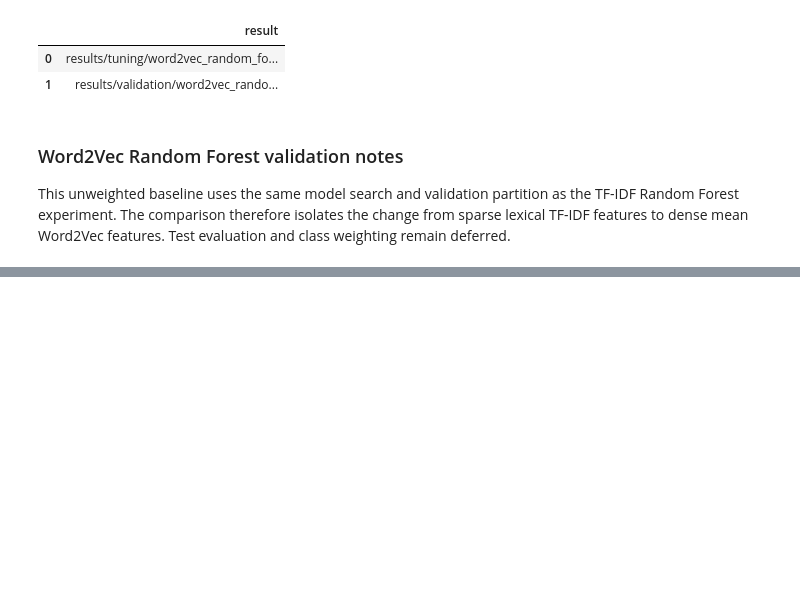
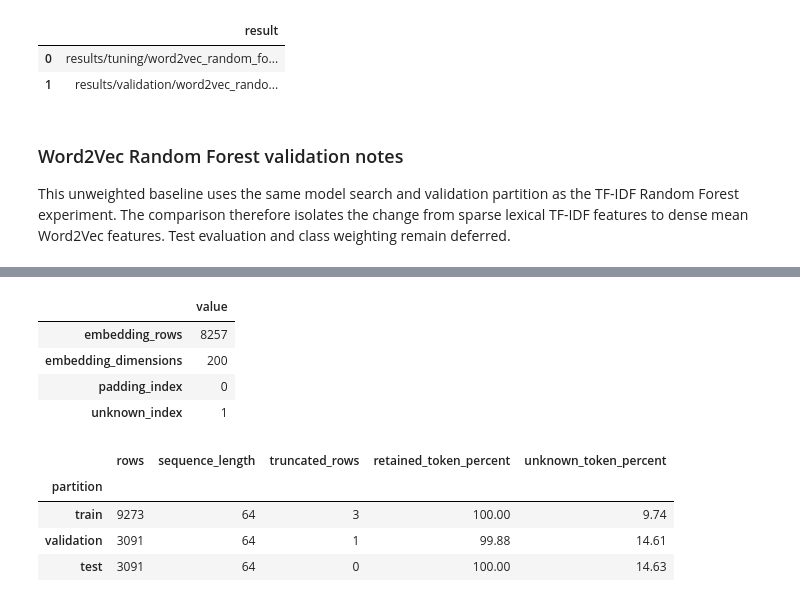
Before and after one commit to iAboud98/arabic-sentiment-analysis, a Jupyter notebook: notebooks/arabic_sentiment_analysis.ipynb, the cells around one changed output, grey strips where cells are left out. Saved outputs shown, nothing was run; the diff lists cells and outputs as text; code cells hidden in the pictures; blank space fills up the shorter version.

```diff
--- a/notebooks/arabic_sentiment_analysis.ipynb
+++ b/notebooks/arabic_sentiment_analysis.ipynb
@@ -2204,0 +2252,54 @@ This unweighted baseline uses the same model search and validation partition as
+# %%
+cnn_sequence_audit_rows = []
+for partition_name, tokenized_documents in WORD2VEC_TOKENIZED_PARTITIONS.items():
+    sequences = CNN_SEQUENCE_MATRICES[partition_name]
+    expected_shape = (len(tokenized_documents), CNN_MAX_SEQUENCE_LENGTH)
+    if sequences.shape != expected_shape or sequences.dtype != np.int64:
+        raise ValueError(f"Invalid CNN sequences for {partition_name}.")
+    if sequences.min() < 0 or sequences.max() >= len(CNN_EMBEDDING_WEIGHTS):
+        raise ValueError(f"Out-of-range CNN token index in {partition_name}.")
+
+    total_tokens = sum(len(tokens) for tokens in tokenized_documents)
+    retained_tokens = sum(
+        min(len(tokens), CNN_MAX_SEQUENCE_LENGTH) for tokens in tokenized_documents
+    )
+    unknown_tokens = int((sequences == CNN_UNKNOWN_INDEX).sum())
+    cnn_sequence_audit_rows.append(
+        {
+            "partition": partition_name,
+            "rows": len(sequences),
+            "sequence_length": CNN_MAX_SEQUENCE_LENGTH,
+            "truncated_rows": sum(
+                len(tokens) > CNN_MAX_SEQUENCE_LENGTH for tokens in tokenized_documents
+            ),
+            "retained_token_percent": 100 * retained_tokens / total_tokens,
+            "unknown_token_percent": 100 * unknown_tokens / retained_tokens,
+        }
+    )
+
+cnn_sequence_audit = pd.DataFrame(cnn_sequence_audit_rows).set_index("partition")
+cnn_embedding_summary = pd.Series(
+    {
+        "embedding_rows": len(CNN_EMBEDDING_WEIGHTS),
+        "embedding_dimensions": CNN_EMBEDDING_WEIGHTS.shape[1],
+        "padding_index": CNN_PADDING_INDEX,
+        "unknown_index": CNN_UNKNOWN_INDEX,
+    },
+    name="value",
+).to_frame()
+
+display(cnn_embedding_summary)
+display(
+    cnn_sequence_audit.round({"retained_token_percent": 2, "unknown_token_percent": 2})
+)
+# %% [output]
+|  | value |
+| embedding_rows | 8257 |
+| embedding_dimensions | 200 |
+| padding_index | 0 |
+| unknown_index | 1 |
+|  | rows | sequence_length | truncated_rows | retained_token_percent | unknown_token_percent |
+| partition |  |  |  |  |  |
+| train | 9273 | 64 | 3 | 100.00 | 9.74 |
+| validation | 3091 | 64 | 1 | 99.88 | 14.61 |
+| test | 3091 | 64 | 0 | 100.00 | 14.63 |
```
Also changed, not shown: parts of 9 cells of this notebook, 4 other files.
